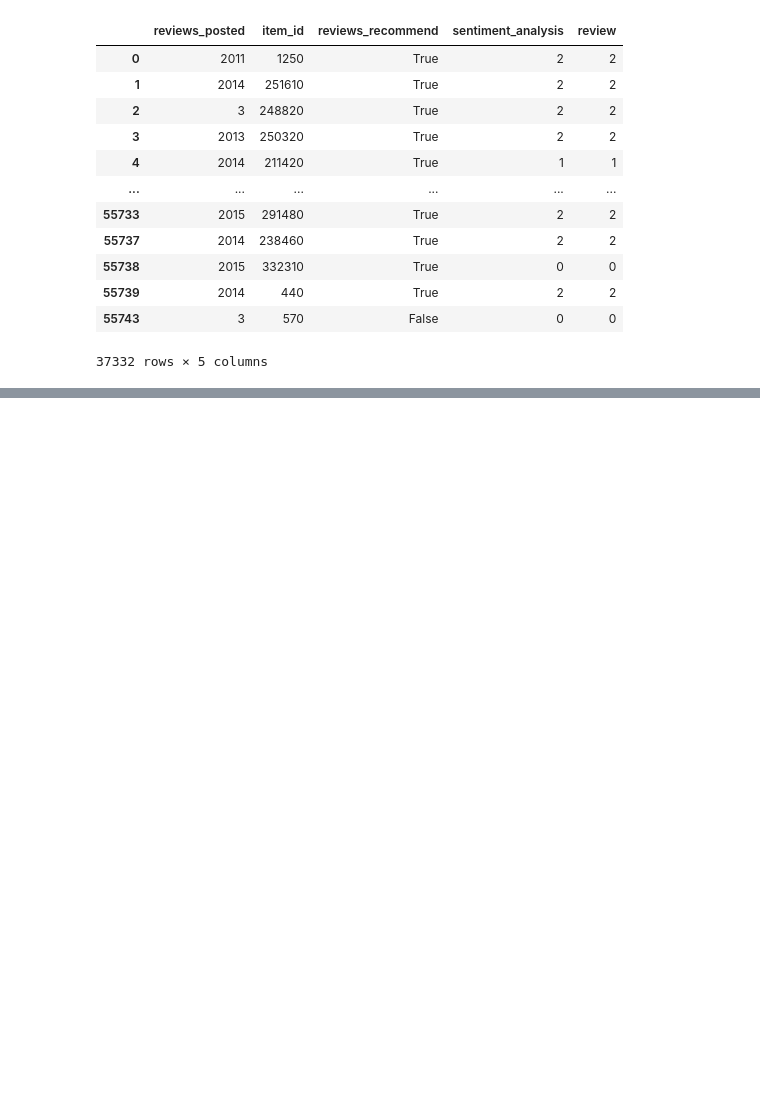
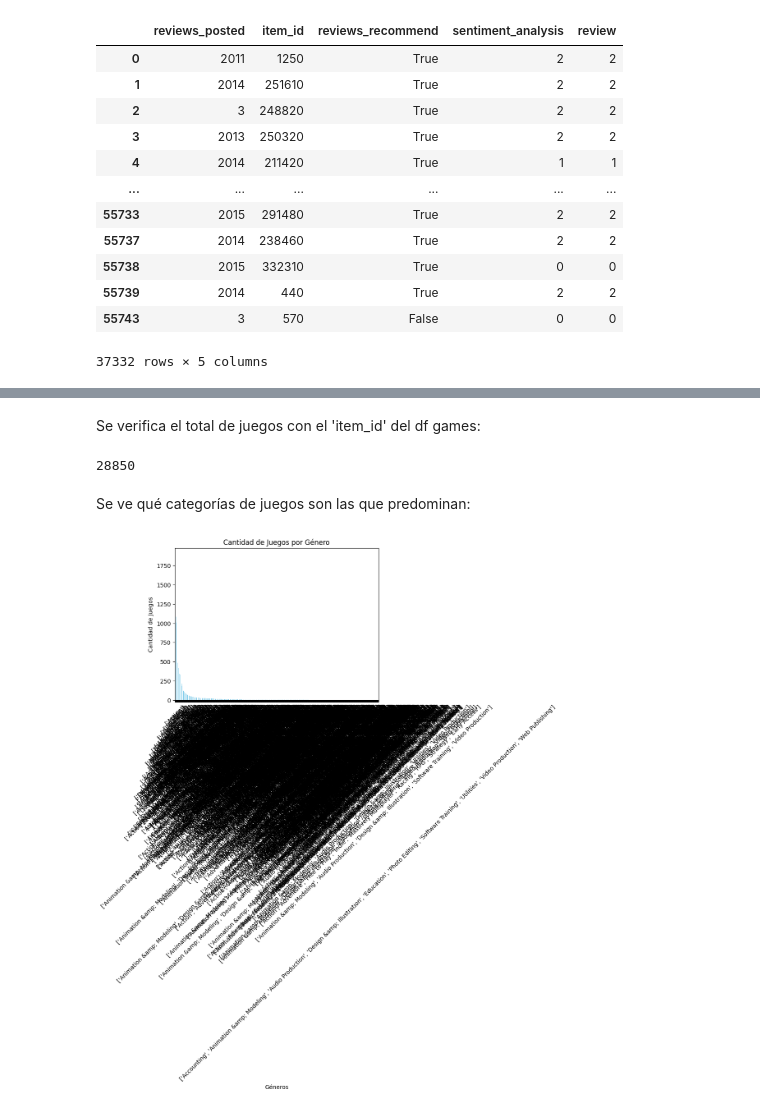
Before and after one commit to camillaneza/PI1_MLOps_Steam_Games, a Jupyter notebook: Jupyter/Feature_Engineering.ipynb, the cells around one changed output, grey strips where cells are left out. Saved outputs shown, nothing was run; the diff lists cells and outputs as text; code cells hidden in the pictures; blank space fills up the shorter version.

```diff
--- a/Jupyter/Feature_Engineering.ipynb
+++ b/Jupyter/Feature_Engineering.ipynb
@@ -567,0 +604,19 @@ df_reviews2
+# %% [markdown]
+Se verifica el total de juegos con el 'item_id' del df games:
+# %%
+total_juegos = len(df_games2['item_id'].unique())
+print(total_juegos)
+# %% [output]
+28850
+# %% [markdown]
+Se ve qué categorías de juegos son las que predominan:
+# %%
+conteo_generos = df_games2['genres'].value_counts()
+conteo_generos.plot(kind='bar', color='skyblue')
+plt.xlabel('Géneros')
+plt.ylabel('Cantidad de Juegos')
+plt.title('Cantidad de Juegos por Género')
+plt.xticks(rotation=45)
+plt.show()
+# %% [output]
+[figure, added]
```
Also changed, not shown: parts of 14 cells of this notebook, 1 other file.
